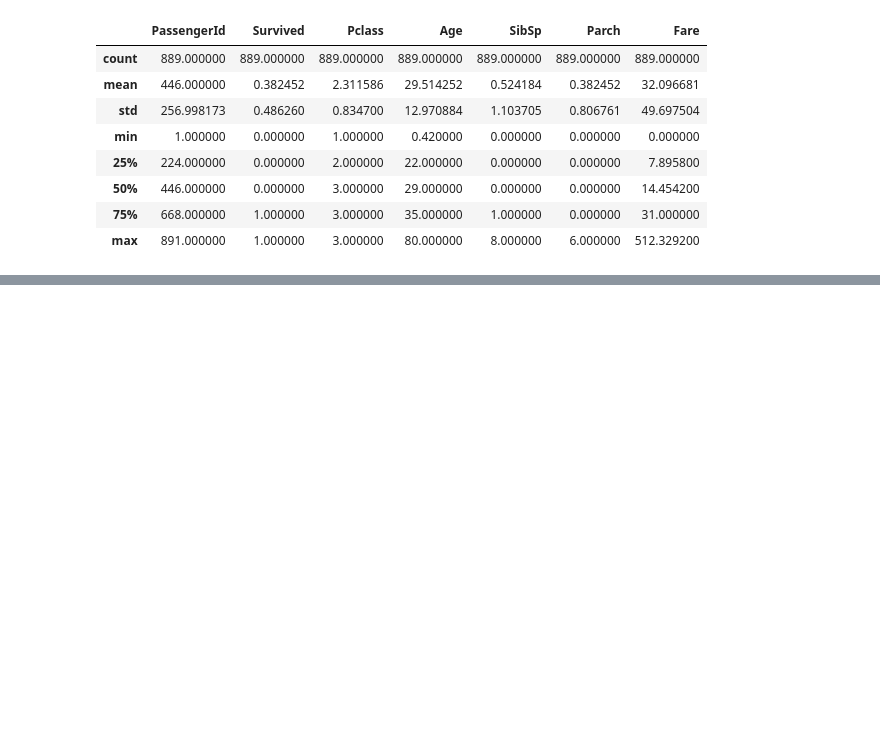
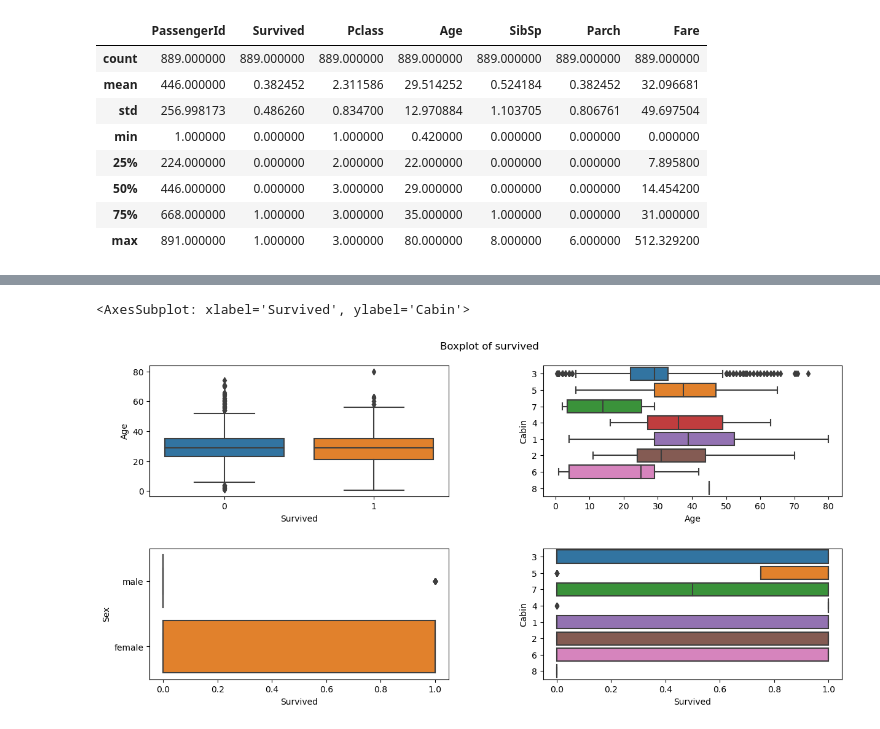
Before and after one commit to LegitMarkus/Titanix-KI, a Jupyter notebook: Titanix.ipynb, the cells around one changed output, grey strips where cells are left out. Drawn from its saved outputs; the diff is of its cells as text; code cells hidden in the pictures; blank space fills up the shorter version.

Commit message:
add boxplots

```diff
--- a/Titanix.ipynb
+++ b/Titanix.ipynb
@@ -291,0 +299,11 @@ TypeError: boxplot() got multiple values for argument 'data'
+# %%
+fig, axes= plt.subplots(2,2, figsize=(12, 6),)
+fig.suptitle('Boxplot of survived')
+fig.tight_layout(h_pad=4, w_pad=8)
+sns.boxplot(data=titanixdata, x='Survived', y='Age', ax=axes[0,0])
+sns.boxplot(data=titanixdata, x='Age', y='Cabin',ax=axes[0, 1])
+sns.boxplot(data=titanixdata, x='Survived', y='Sex',ax=axes[1, 0])
+sns.boxplot(data=titanixdata, x='Survived', y='Cabin', ax=axes[1,1])
+# %% [output]
+<AxesSubplot: xlabel='Survived', ylabel='Cabin'>
+[figure, added]
```
Also changed, not shown: parts of 14 cells of this notebook.
